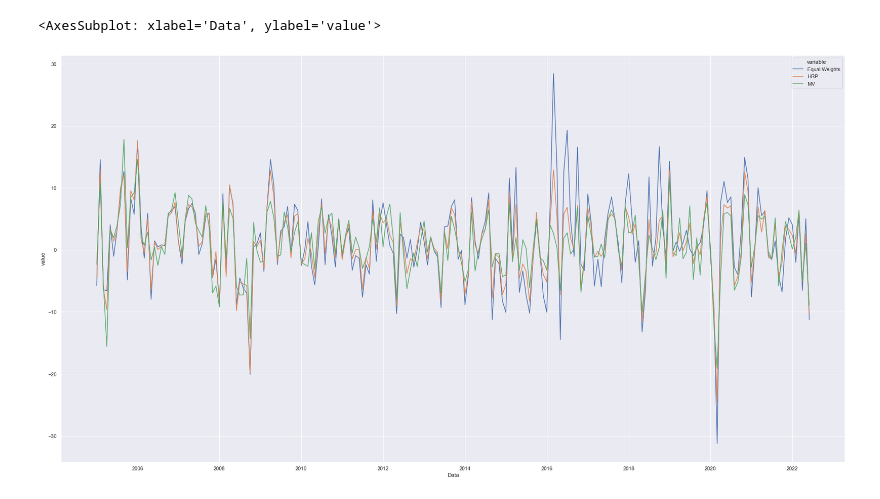
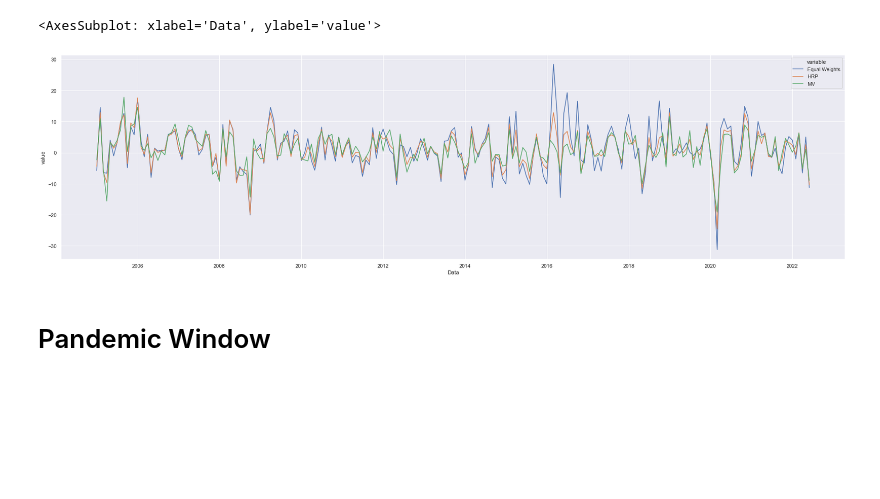
Before and after one commit to felipereis150/BrazilianHRP, a Jupyter notebook: DataViz.ipynb, the cells around one changed output. Drawn from its saved outputs; the diff is of its cells as text; code cells hidden in the pictures; blank space fills up the shorter version.

```diff
--- a/DataViz.ipynb
+++ b/DataViz.ipynb
@@ -38,10 +8,14 @@ df
+# %%
+df.describe()
+sns.set(rc = {'figure.figsize':(30,8)})
 # %%
-sns.set(rc = {'figure.figsize':(30,16)})
 sns.lineplot(x='Data', y='value', hue='variable',
              data=pd.melt(df, ['Data']))
 # %% [output]
 <AxesSubplot: xlabel='Data', ylabel='value'>
-[figure, old version]
+[figure, new version]
+# %% [markdown]
+# Pandemic Window
 # %%
 pandemic_df = df.loc[(df['Data'] >= '2020-03-01') & (df['Data'] < '2022-04-15')]
 sns.lineplot(x='Data', y='value', hue='variable',
```
Also changed, not shown: parts of 14 cells of this notebook, 2 other files.
